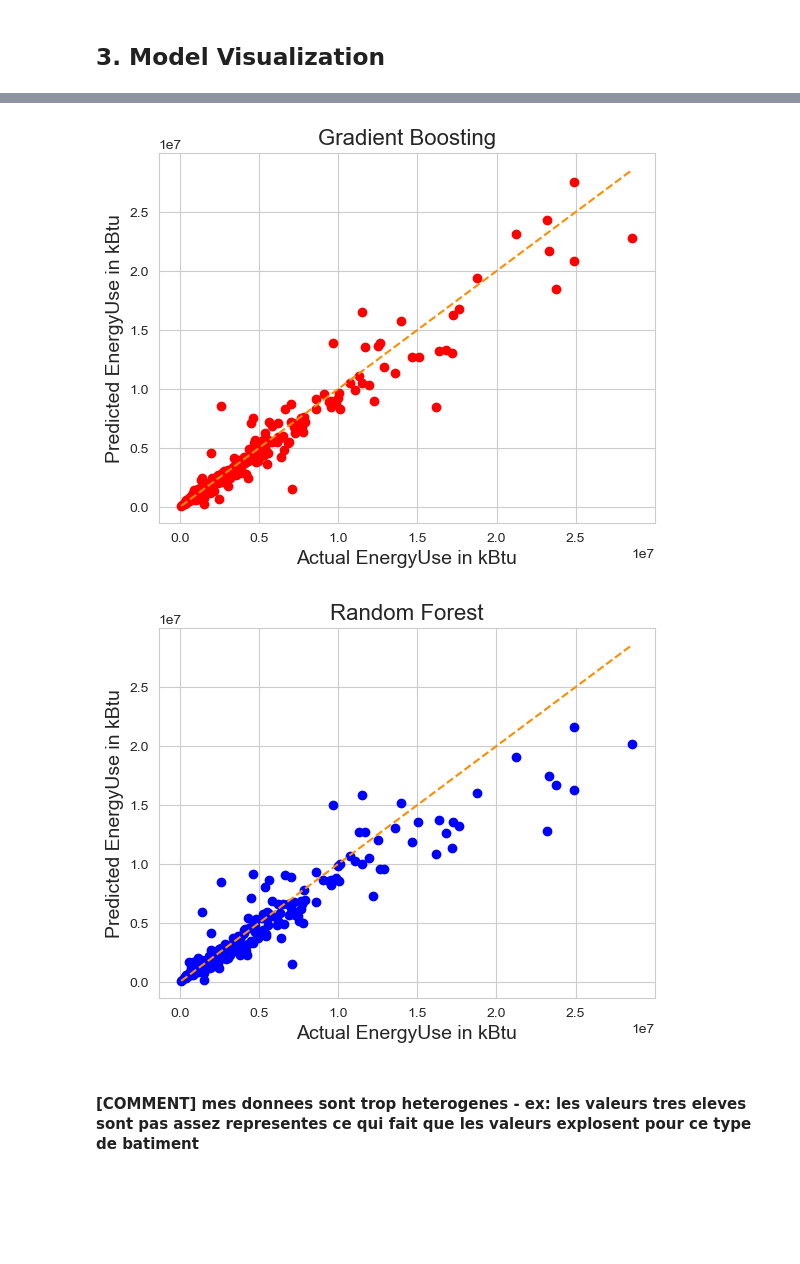
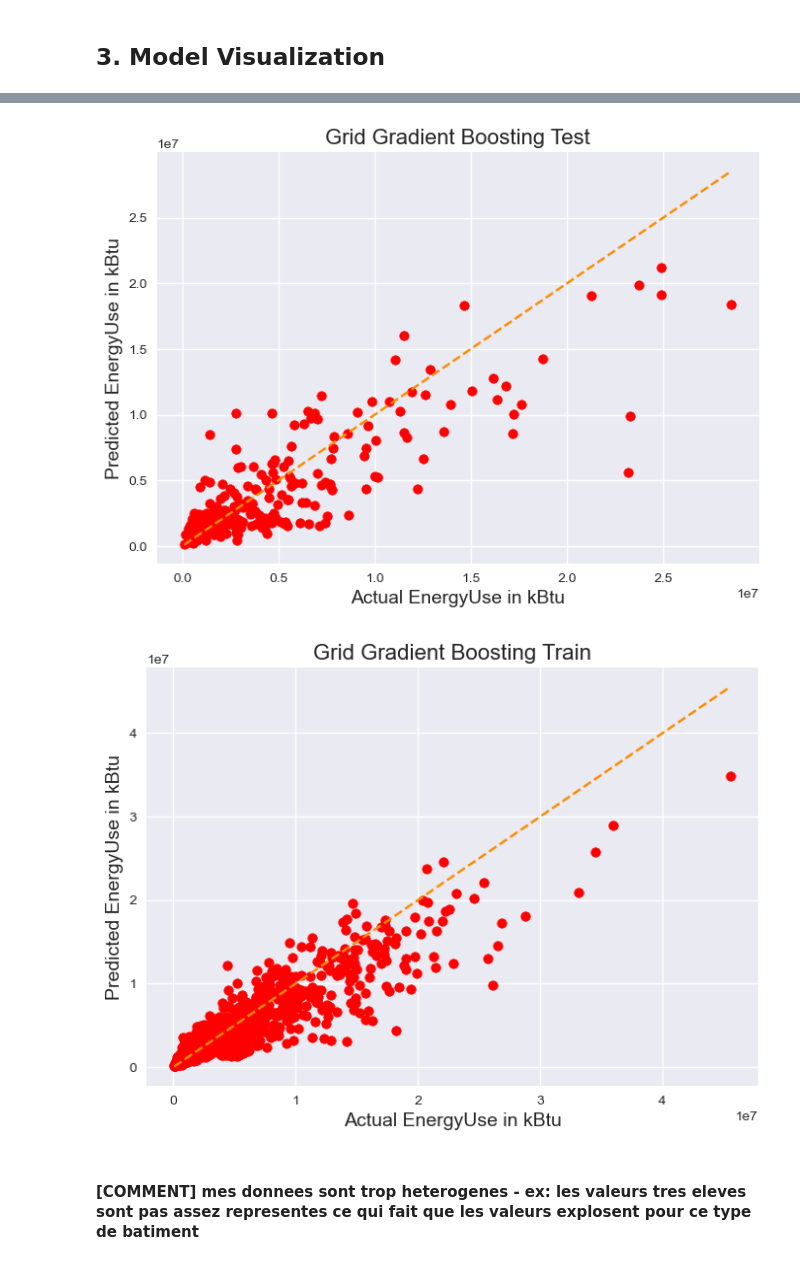
Before and after one commit to maurlco/buildings-consumption-forecast, a Jupyter notebook: 04_modelisation.ipynb, the cells around one changed output, grey strips where cells are left out. Saved outputs shown, nothing was run; the diff lists cells and outputs as text; code cells hidden in the pictures; blank space fills up the shorter version.

```diff
--- a/04_modelisation.ipynb
+++ b/04_modelisation.ipynb
@@ -139,2 +138,0 @@ grid_forest = GridSearchCV(estimator, param_grid, cv=5, n_jobs=-1)
-# %%
-grid_forest.fit(X_train_std, y_train)
@@ -251,0 +341,34 @@ grid_gradient.best_score_ , grid_gradient.best_params_
+# %%
+train_sizes=[1,100,200,400,600,900]
+
+estimator_good = GradientBoostingRegressor(n_estimators=best_est.n_estimators, max_depth=best_est.max_depth, learning_rate=best_est.learning_rate, min_samples_leaf=best_est.min_samples_leaf, max_features=best_est.max_features, subsample=best_est.subsample,min_samples_split=best_est.min_samples_split)
+
+train_sizes, train_scores, test_scores = learning_curve(
+    estimator = estimator_good,
+    X = X_train_std,
+    y = np.exp(y_train), train_sizes = train_sizes, cv = 5,
+    scoring = 'neg_mean_squared_error')
+
+train_scores_mean = -(train_scores.mean(axis = 1))
+# train_scores_std = np.std(-train_scores, axis=1)
+validation_scores_mean = -(test_scores.mean(axis=1))
+# test_scores_std = np.std(-test_scores)
+
+plt.style.use('seaborn')
+plt.plot(train_sizes, np.sqrt(train_scores_mean), label = 'Training error')
+plt.plot(train_sizes, np.sqrt(validation_scores_mean), label = 'Validation error')
+plt.ylabel('RMSE', fontsize = 14)
+plt.xlabel('Training set size', fontsize = 14)
+plt.title('Learning curves for a linear regression model', fontsize = 18, y = 1.03)
+plt.legend()
+plt.ylim(0,7000000)
+
+# plt.grid()
+# plt.fill_between(train_sizes, train_scores_mean - train_scores_std, train_scores_mean + train_scores_std, alpha=0.1, color="r")
+# plt.fill_between(train_sizes, test_scores_mean - test_scores_std, test_scores_mean + test_scores_std, alpha=0.1, color="g")
+#
+# plt.plot(train_sizes, train_scores_mean, 'o-', color="r", label="Training score")
+# plt.plot(train_sizes, test_scores_mean, 'o-', color="g", label="Cross-validation score")
+# plt.legend(loc="best")
+#
+# plt.show()
@@ -251,0 +395,2 @@ grid_gradient.best_score_ , grid_gradient.best_params_
+# %%
+estimator_good.fit(X_train_std, y_train)
@@ -281,6 +422,8 @@ for mean, std, params in zip(grid_gradient.cv_results_['mean_test_score'],
 #### 2.4 [Performance of Grid Search params on test data] Gradient Boosting
 # %%
 y_pred_gradient_grid = np.exp(grid_gradient.predict(X_test_std)) - 1
+# %%
+y_pred_gradient_grid_train = np.exp(grid_gradient.predict(X_train_std)) - 1
 # %%
 from sklearn import metrics
 print(metrics.r2_score(np.exp(y_test) -1, y_pred_gradient_grid))
@@ -324,11 +498,9 @@ visualize((np.exp(y_test) - 1), prep_for_visualization(y_pred_gradient, (np.exp(
 # %%
-visualize((np.exp(y_test) - 1), prep_for_visualization(y_pred_gradient_grid, (np.exp(y_test) - 1)),'Gradient Boosting', 'red', 'darkorange')
+visualize((np.exp(y_test) - 1), prep_for_visualization(y_pred_gradient_grid, (np.exp(y_test) - 1)),'Grid Gradient Boosting Test', 'red', 'darkorange')
+visualize((np.exp(y_train) - 1), prep_for_visualization(y_pred_gradient_grid_train, (np.exp(y_train) - 1)),'Grid Gradient Boosting Train', 'red', 'darkorange')
 # %% [output]
-[figure, old version]
+[figure, new version]
+[figure, added]
-# %%
-visualize((np.exp(y_test) - 1), prep_for_visualization(y_pred_forest_grid, (np.exp(y_test) - 1)),'Random Forest', 'blue', 'darkorange')
-# %% [output]
-[figure, removed]
 # %% [markdown]
 #### [COMMENT] mes donnees sont trop heterogenes - ex: les valeurs tres eleves sont pas assez representes ce qui fait que les valeurs explosent pour ce type de batiment
 # %% [markdown]
```
Also changed, not shown: parts of 51 cells of this notebook, 50 other files.
